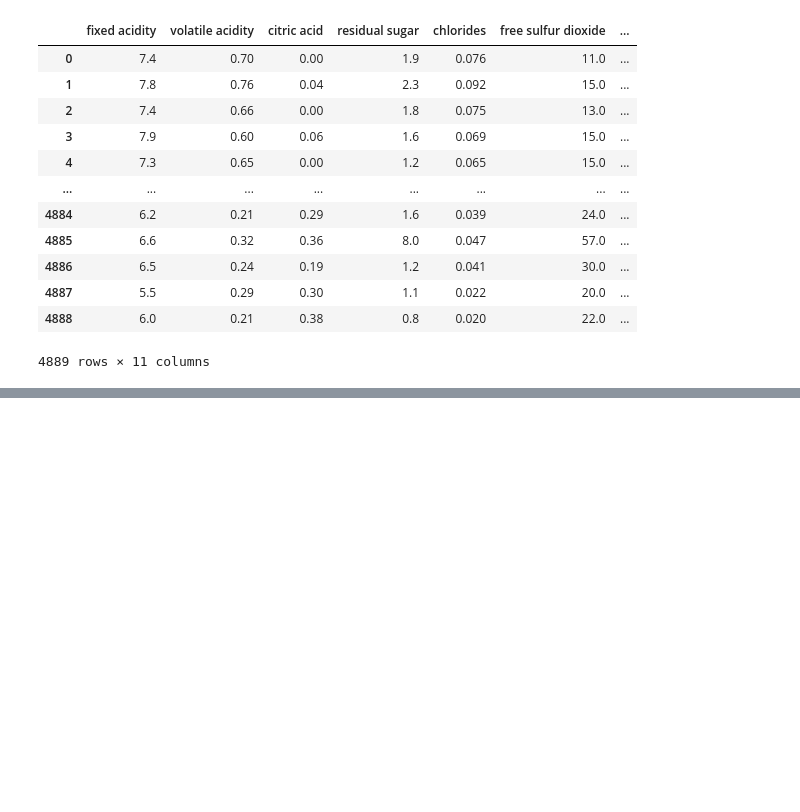
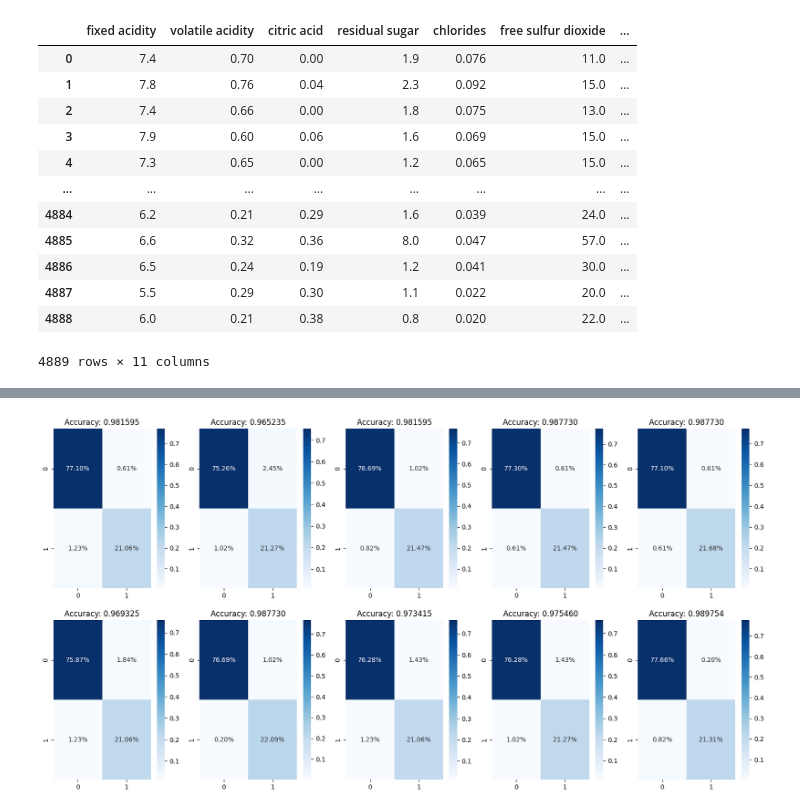
Before and after one commit to Jomaxims/deep-learning-systems, a Jupyter notebook: deep_learning_systems.ipynb, the cells around one changed output, grey strips where cells are left out. Saved outputs shown, nothing was run; the diff lists cells and outputs as text; code cells hidden in the pictures; blank space fills up the shorter version.

Commit message:
decision tree

```diff
--- a/deep_learning_systems.ipynb
+++ b/deep_learning_systems.ipynb
@@ -256,0 +233,9 @@ array([[<Axes: title={'center': 'fixed acidity'}>,
+# %%
+df_X = df_normalized.iloc[:,:-1]
+df_y = df_normalized.iloc[:,-1]
+
+X = df_X.to_numpy()
+y = df_y.to_numpy()
+
+display(df_X)
+display(df_y)
@@ -256,0 +270,31 @@ array([[<Axes: title={'center': 'fixed acidity'}>,
+# %%
+# Machine learning using decision tree
+
+from sklearn.model_selection import StratifiedKFold
+from sklearn.tree import DecisionTreeClassifier
+from sklearn.metrics import confusion_matrix
+
+seed = 0
+splits = 10
+
+np.random.seed(seed)
+cv = StratifiedKFold(n_splits=splits, shuffle=True, random_state=seed)
+
+fig, axes = plt.subplots(splits//5, 5, figsize=(20, 10))
+
+i = 0
+for train, test in cv.split(X, y):
+    dtree_model = DecisionTreeClassifier().fit(X[train], y[train])
+    dtree_predictions = dtree_model.predict(X[test])
+
+    accuracy = dtree_model.score(X[test], y[test])
+    cm = confusion_matrix(y[test], dtree_predictions)
+
+    sns.heatmap(cm/np.sum(cm), annot=True, fmt='.2%', cmap='Blues', ax=axes[i % (splits//5), i % 5])
+    axes[i % (splits//5), i % 5].set_title('Accuracy: %f' % (accuracy))
+
+    i += 1
+
+plt.show()
+# %% [output]
+[figure, added]
```
Also changed, not shown: parts of 6 cells of this notebook.
